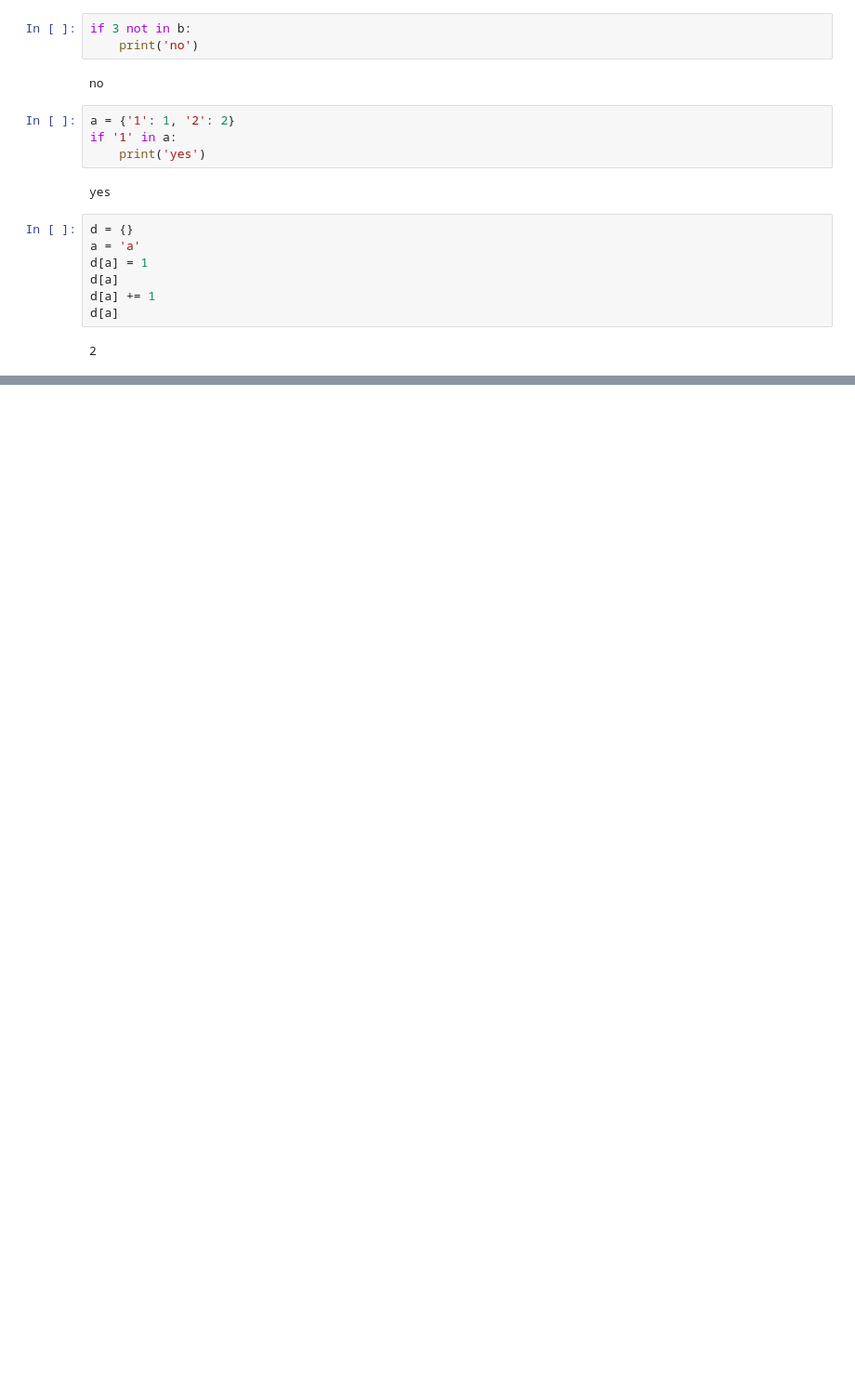
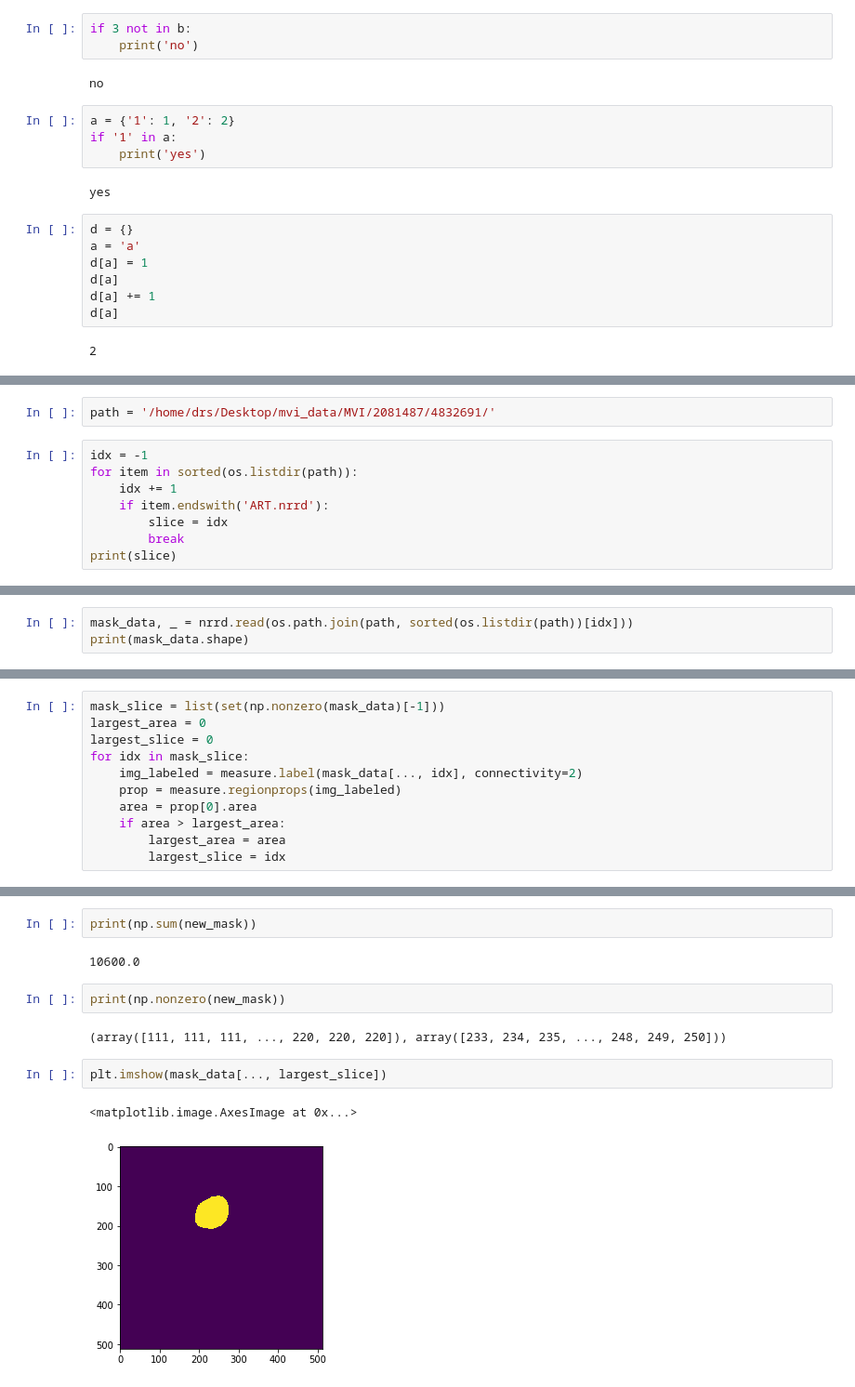
Before and after one commit to RishengDeng/mvi, a Jupyter notebook: dataprocess.ipynb, the cells around one changed output, grey strips where cells are left out. Shown: that part at 93% size. Saved outputs shown, nothing was run; the diff lists cells and outputs as text; blank space fills up the shorter version.

```diff
--- a/dataprocess.ipynb
+++ b/dataprocess.ipynb
@@ -567,0 +570,10 @@ d[a]
+# %%
+path = '/home/drs/Desktop/mvi_data/MVI/2081487/4832691/'
+# %%
+idx = -1
+for item in sorted(os.listdir(path)):
+    idx += 1
+    if item.endswith('ART.nrrd'):
+        slice = idx
+        break
+print(slice)
@@ -567,0 +605,3 @@ d[a]
+# %%
+mask_data, _ = nrrd.read(os.path.join(path, sorted(os.listdir(path))[idx]))
+print(mask_data.shape)
@@ -567,0 +610,11 @@ d[a]
+# %%
+mask_slice = list(set(np.nonzero(mask_data)[-1]))
+largest_area = 0
+largest_slice = 0
+for idx in mask_slice:
+    img_labeled = measure.label(mask_data[..., idx], connectivity=2)
+    prop = measure.regionprops(img_labeled)
+    area = prop[0].area
+    if area > largest_area:
+        largest_area = area
+        largest_slice = idx
@@ -567,0 +685,13 @@ d[a]
+# %%
+print(np.sum(new_mask))
+# %% [output]
+10600.0
+# %%
+print(np.nonzero(new_mask))
+# %% [output]
+(array([111, 111, 111, ..., 220, 220, 220]), array([233, 234, 235, ..., 248, 249, 250]))
+# %%
+plt.imshow(mask_data[..., largest_slice])
+# %% [output]
+<matplotlib.image.AxesImage at 0x...>
+[figure, added]
```
Also changed, not shown: parts of 16 cells of this notebook, 9 other files.
